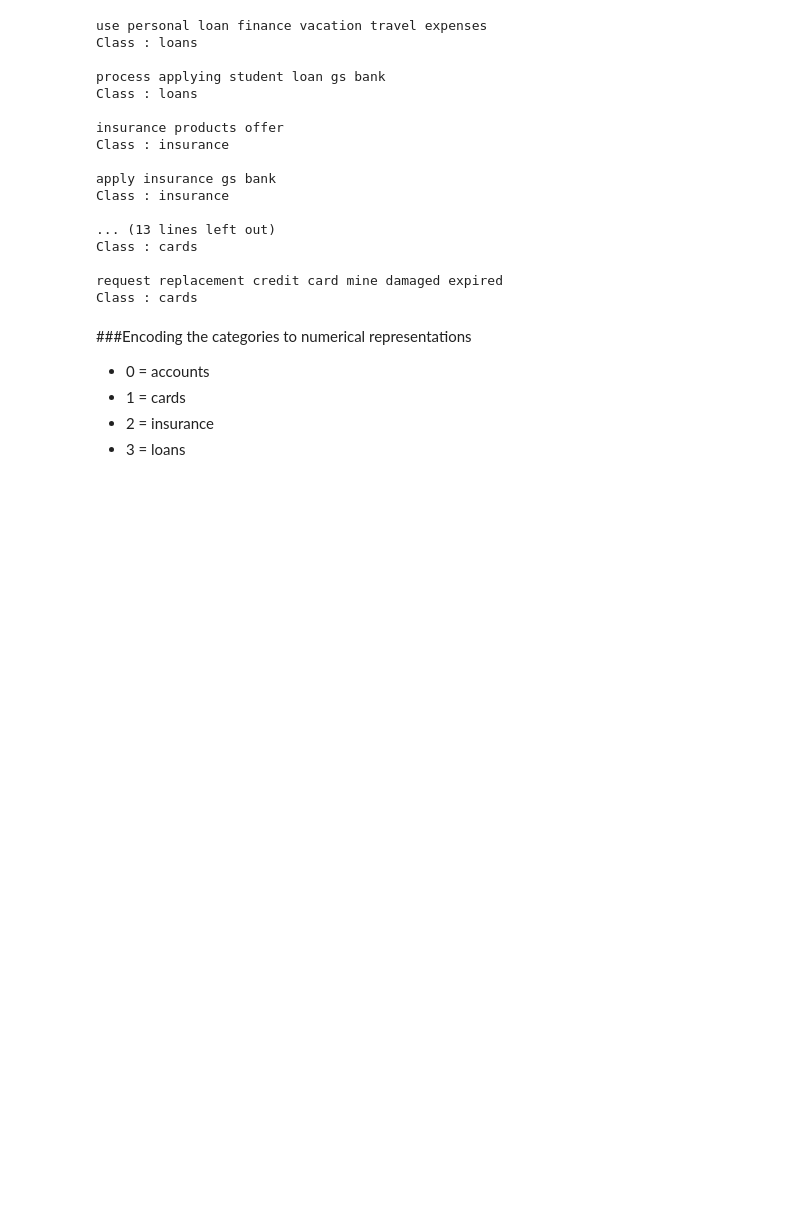
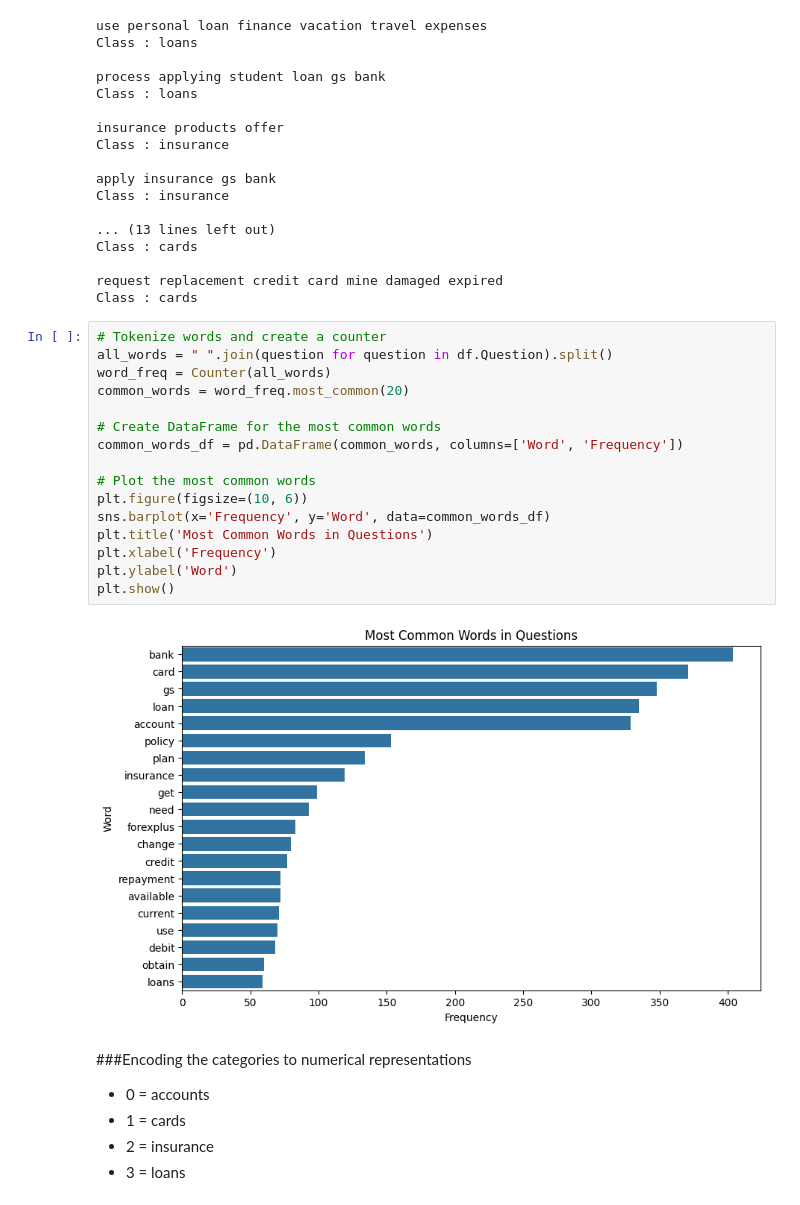
Before and after one commit to Sonlha1/ProjectCustomerChurn, a Jupyter notebook: LLM.ipynb, the cells around one changed output. Drawn from its saved outputs; the diff is of its cells as text; blank space fills up the shorter version.

```diff
--- a/LLM.ipynb
+++ b/LLM.ipynb
@@ -386,6 +386,24 @@ Class : cards
 
 request replacement credit card mine damaged expired
 Class : cards
+# %%
+# Tokenize words and create a counter
+all_words = " ".join(question for question in df.Question).split()
+word_freq = Counter(all_words)
+common_words = word_freq.most_common(20)
+
+# Create DataFrame for the most common words
+common_words_df = pd.DataFrame(common_words, columns=['Word', 'Frequency'])
+
+# Plot the most common words
+plt.figure(figsize=(10, 6))
+sns.barplot(x='Frequency', y='Word', data=common_words_df)
+plt.title('Most Common Words in Questions')
+plt.xlabel('Frequency')
+plt.ylabel('Word')
+plt.show()
+# %% [output]
+[figure, added]
 # %% [markdown]
 ###Encoding the categories to numerical representations
 
```
Also changed, not shown: parts of 6 cells of this notebook.
